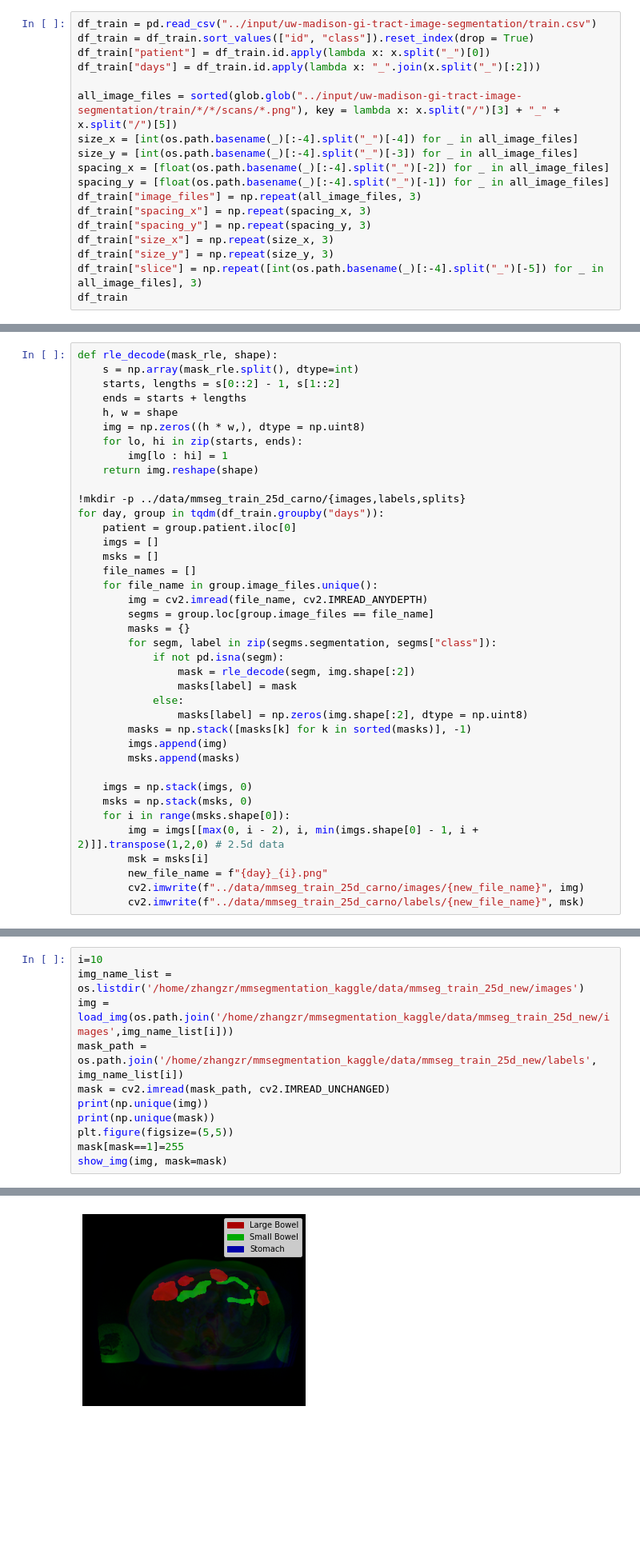
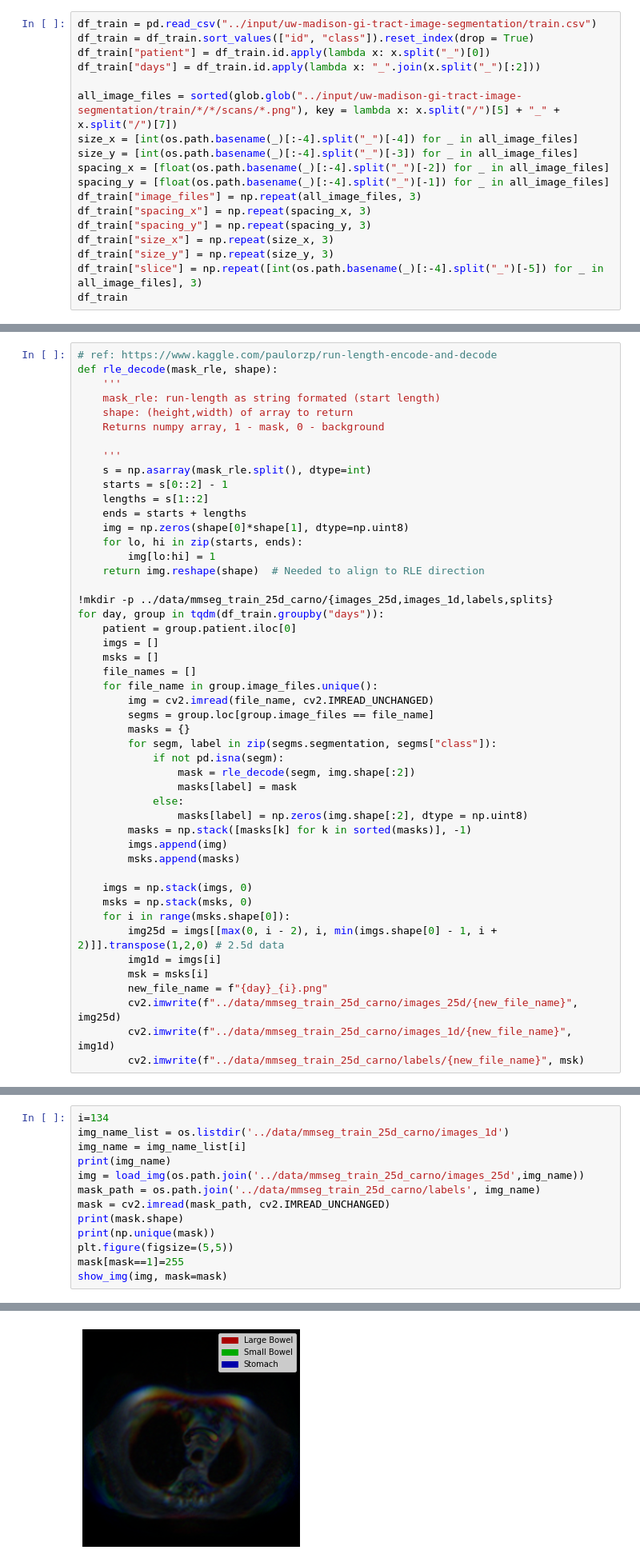
Before and after one commit to zezeze97/kaggle_segmentation, a Jupyter notebook: kaggle_segmentation/prepare_data.ipynb, the cells around one changed output, grey strips where cells are left out. Shown at 80% size. Saved outputs shown, nothing was run; the diff lists cells and outputs as text; blank space fills up the shorter version.

```diff
--- a/kaggle_segmentation/prepare_data.ipynb
+++ b/kaggle_segmentation/prepare_data.ipynb
@@ -15,7 +15,7 @@ df_train = df_train.sort_values(["id", "class"]).reset_index(drop = True)
 df_train["patient"] = df_train.id.apply(lambda x: x.split("_")[0])
 df_train["days"] = df_train.id.apply(lambda x: "_".join(x.split("_")[:2]))
 
-all_image_files = sorted(glob.glob("../input/uw-madison-gi-tract-image-segmentation/train/*/*/scans/*.png"), key = lambda x: x.split("/")[3] + "_" + x.split("/")[5])
+all_image_files = sorted(glob.glob("../input/uw-madison-gi-tract-image-segmentation/train/*/*/scans/*.png"), key = lambda x: x.split("/")[5] + "_" + x.split("/")[7])
 size_x = [int(os.path.basename(_)[:-4].split("_")[-4]) for _ in all_image_files]
 size_y = [int(os.path.basename(_)[:-4].split("_")[-3]) for _ in all_image_files]
 spacing_x = [float(os.path.basename(_)[:-4].split("_")[-2]) for _ in all_image_files]
@@ -44,24 +44,31 @@ df_train
 # %% [markdown]
 # Make mmseg-format data (2.5D by default)
 # %%
+# ref: https://www.kaggle.com/paulorzp/run-length-encode-and-decode
 def rle_decode(mask_rle, shape):
-    s = np.array(mask_rle.split(), dtype=int)
-    starts, lengths = s[0::2] - 1, s[1::2]
+    '''
+    mask_rle: run-length as string formated (start length)
+    shape: (height,width) of array to return
+    Returns numpy array, 1 - mask, 0 - background
+
+    '''
+    s = np.asarray(mask_rle.split(), dtype=int)
+    starts = s[0::2] - 1
+    lengths = s[1::2]
     ends = starts + lengths
-    h, w = shape
-    img = np.zeros((h * w,), dtype = np.uint8)
+    img = np.zeros(shape[0]*shape[1], dtype=np.uint8)
     for lo, hi in zip(starts, ends):
-        img[lo : hi] = 1
-    return img.reshape(shape)
+        img[lo:hi] = 1
+    return img.reshape(shape)  # Needed to align to RLE direction
 
-!mkdir -p ../data/mmseg_train_25d_carno/{images,labels,splits}
+!mkdir -p ../data/mmseg_train_25d_carno/{images_25d,images_1d,labels,splits}
 for day, group in tqdm(df_train.groupby("days")):
     patient = group.patient.iloc[0]
     imgs = []
     msks = []
     file_names = []
     for file_name in group.image_files.unique():
-        img = cv2.imread(file_name, cv2.IMREAD_ANYDEPTH)
+        img = cv2.imread(file_name, cv2.IMREAD_UNCHANGED)
         segms = group.loc[group.image_files == file_name]
         masks = {}
         for segm, label in zip(segms.segmentation, segms["class"]):
@@ -77,10 +84,12 @@ for day, group in tqdm(df_train.groupby("days")):
     imgs = np.stack(imgs, 0)
     msks = np.stack(msks, 0)
     for i in range(msks.shape[0]):
-        img = imgs[[max(0, i - 2), i, min(imgs.shape[0] - 1, i + 2)]].transpose(1,2,0) # 2.5d data
+        img25d = imgs[[max(0, i - 2), i, min(imgs.shape[0] - 1, i + 2)]].transpose(1,2,0) # 2.5d data
+        img1d = imgs[i]
         msk = msks[i]
         new_file_name = f"{day}_{i}.png"
-        cv2.imwrite(f"../data/mmseg_train_25d_carno/images/{new_file_name}", img)
+        cv2.imwrite(f"../data/mmseg_train_25d_carno/images_25d/{new_file_name}", img25d)
+        cv2.imwrite(f"../data/mmseg_train_25d_carno/images_1d/{new_file_name}", img1d)
         cv2.imwrite(f"../data/mmseg_train_25d_carno/labels/{new_file_name}", msk)
 # %% [markdown]
 # Make fold splits
@@ -129,12 +138,14 @@ def show_img(img, mask=None):
         plt.legend(handles,labels)
     plt.axis('off')
 # %%
-i=10
-img_name_list = os.listdir('/home/zhangzr/mmsegmentation_kaggle/data/mmseg_train_25d_new/images')
-img = load_img(os.path.join('/home/zhangzr/mmsegmentation_kaggle/data/mmseg_train_25d_new/images',img_name_list[i]))
-mask_path = os.path.join('/home/zhangzr/mmsegmentation_kaggle/data/mmseg_train_25d_new/labels', img_name_list[i])
+i=134
+img_name_list = os.listdir('../data/mmseg_train_25d_carno/images_1d')
+img_name = img_name_list[i]
+print(img_name)
+img = load_img(os.path.join('../data/mmseg_train_25d_carno/images_25d',img_name))
+mask_path = os.path.join('../data/mmseg_train_25d_carno/labels', img_name)
 mask = cv2.imread(mask_path, cv2.IMREAD_UNCHANGED)
-print(np.unique(img))
+print(mask.shape)
 print(np.unique(mask))
 plt.figure(figsize=(5,5))
 mask[mask==1]=255
@@ -157 +157 @@ show_img(img, mask=mask)
-[figure, old version]
+[figure, new version]
```
Also changed, not shown: parts of 2 cells of this notebook, 4 other files.
